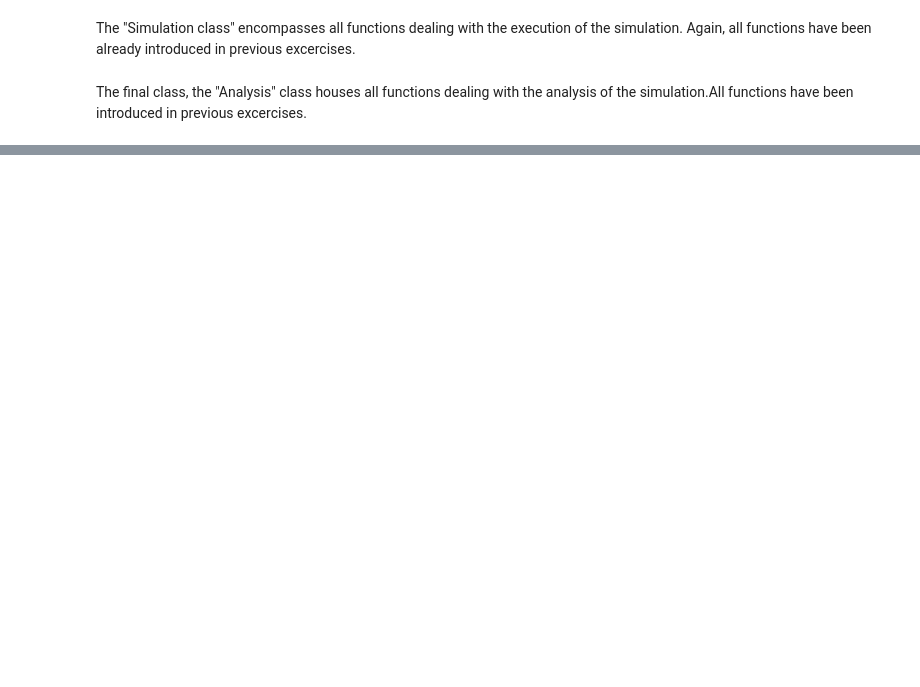
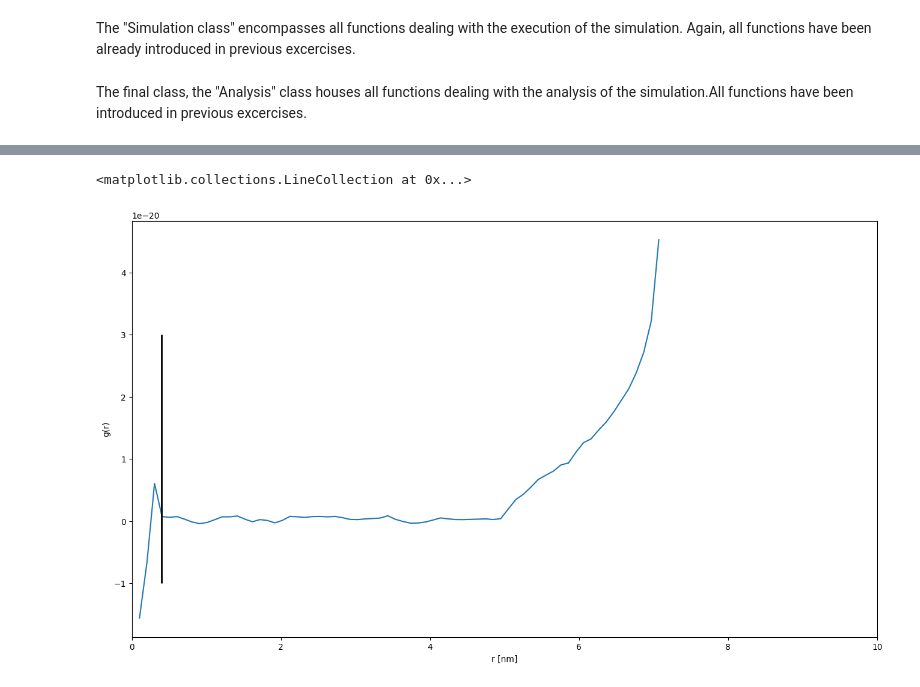
Before and after one commit to JONNeKK/ccs, a Jupyter notebook: week_6/week_6.ipynb, the cells around one changed output, grey strips where cells are left out. Saved outputs shown, nothing was run; the diff lists cells and outputs as text; code cells hidden in the pictures; blank space fills up the shorter version.

```diff
--- a/week_6/week_6.ipynb
+++ b/week_6/week_6.ipynb
@@ -714,0 +755,18 @@ ax.vlines(np.sqrt(50),0,3, colors='black', linewidth = 2) # maximum possible dis
+# %%
+delta_Fr = -anal.sim.box.kB*np.mean(anal.sim.temps)*np.log(a_2)
+# %%
+
+fig, ax = plt.subplots(figsize=(16, 9))
+
+ax.set_xlim(0,max(anal.sim.box.box_size))
+ax.set_xlabel('r [nm]')
+ax.set_ylabel('g(r)')
+#plt.legend()
+
+#plt.plot(x_werte_2, a_2)
+plt.plot(x_werte_2, delta_Fr)
+ax.vlines(2*anal.sim.box.particles_r[0],-1e-20,3e-20, colors='black', linewidth = 2)
+#ax.vlines(np.sqrt(50),0,3, colors='black', linewidth = 2) # maximum possible distance
+# %% [output]
+<matplotlib.collections.LineCollection at 0x...>
+[figure, added]
```
Also changed, not shown: parts of 8 cells of this notebook, 1 other file.
